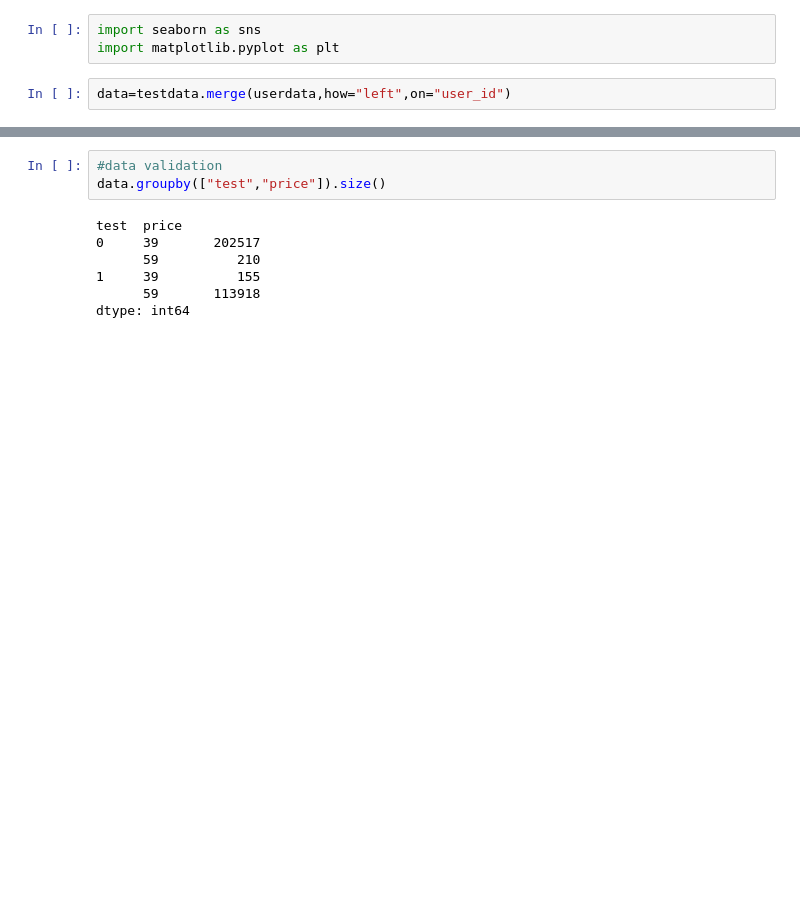
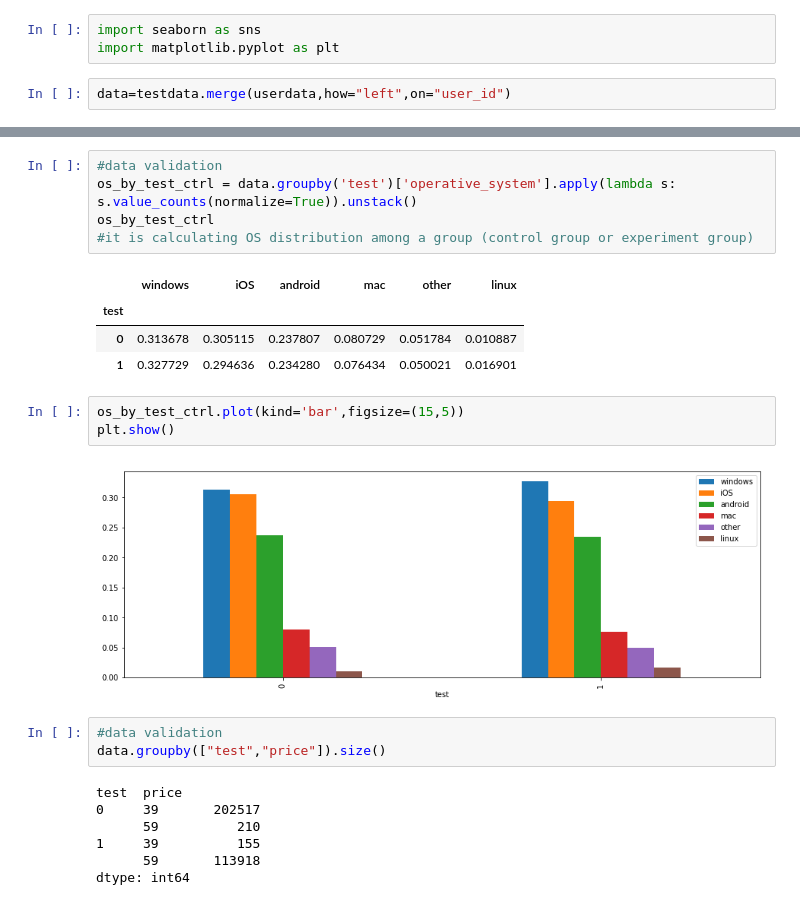
Before and after one commit to asa2012/TakeHomeChallenge, a Jupyter notebook: 6 Pricing Test.ipynb, the cells around one changed output, grey strips where cells are left out. Saved outputs shown, nothing was run; the diff lists cells and outputs as text; blank space fills up the shorter version.

```diff
--- a/6 Pricing Test.ipynb
+++ b/6 Pricing Test.ipynb
@@ -52,3 +82,18 @@ data.head()
+# %%
+#data validation
+os_by_test_ctrl = data.groupby('test')['operative_system'].apply(lambda s: s.value_counts(normalize=True)).unstack()
+os_by_test_ctrl
+#it is calculating OS distribution among a group (control group or experiment group)
+# %% [output]
+|  | windows | iOS | android | mac | other | linux |
+| test |  |  |  |  |  |  |
+| 0 | 0.313678 | 0.305115 | 0.237807 | 0.080729 | 0.051784 | 0.010887 |
+| 1 | 0.327729 | 0.294636 | 0.234280 | 0.076434 | 0.050021 | 0.016901 |
+# %%
+os_by_test_ctrl.plot(kind='bar',figsize=(15,5))
+plt.show()
+# %% [output]
+[figure, added]
 # %%
 #data validation
 data.groupby(["test","price"]).size()
```
Also changed, not shown: parts of 30 cells of this notebook.
